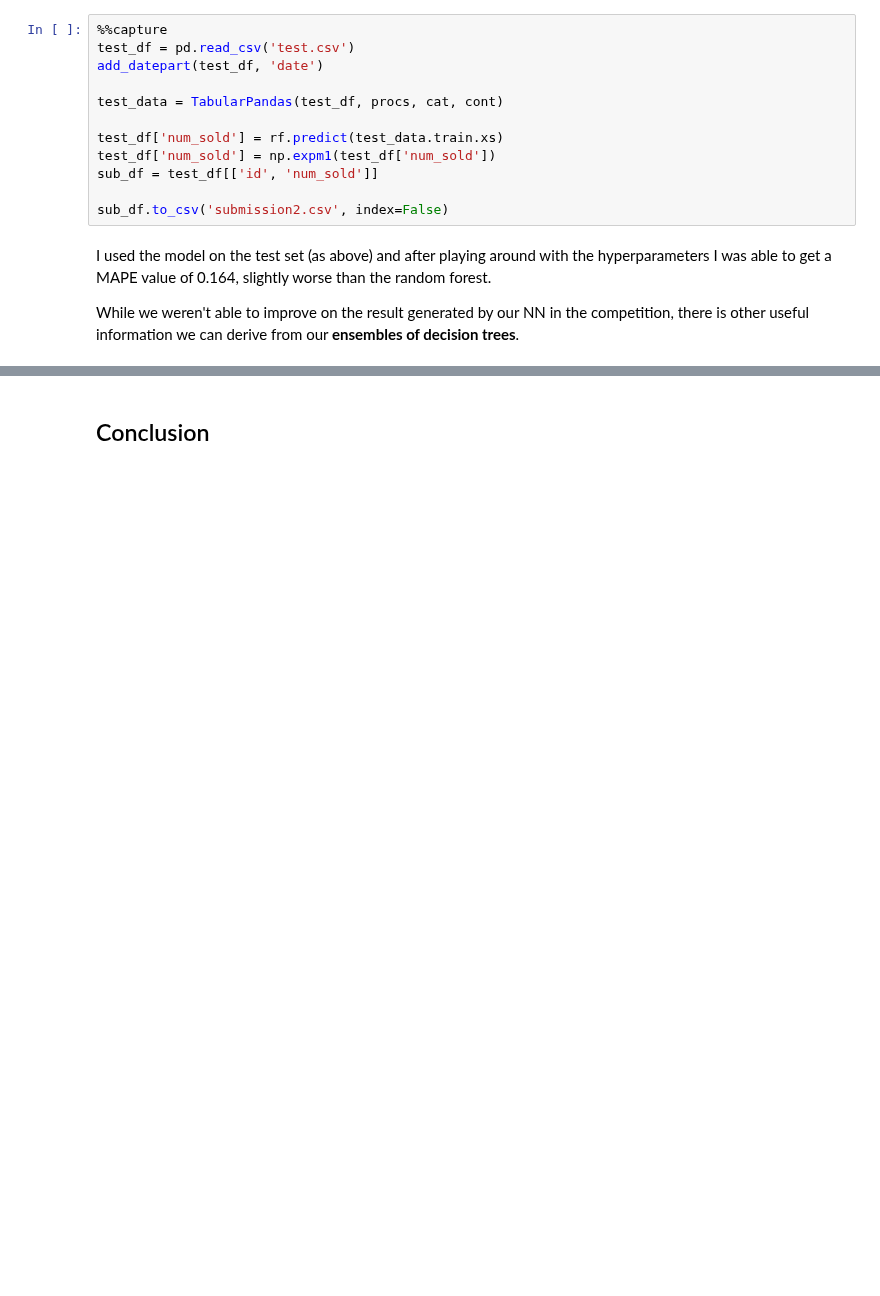
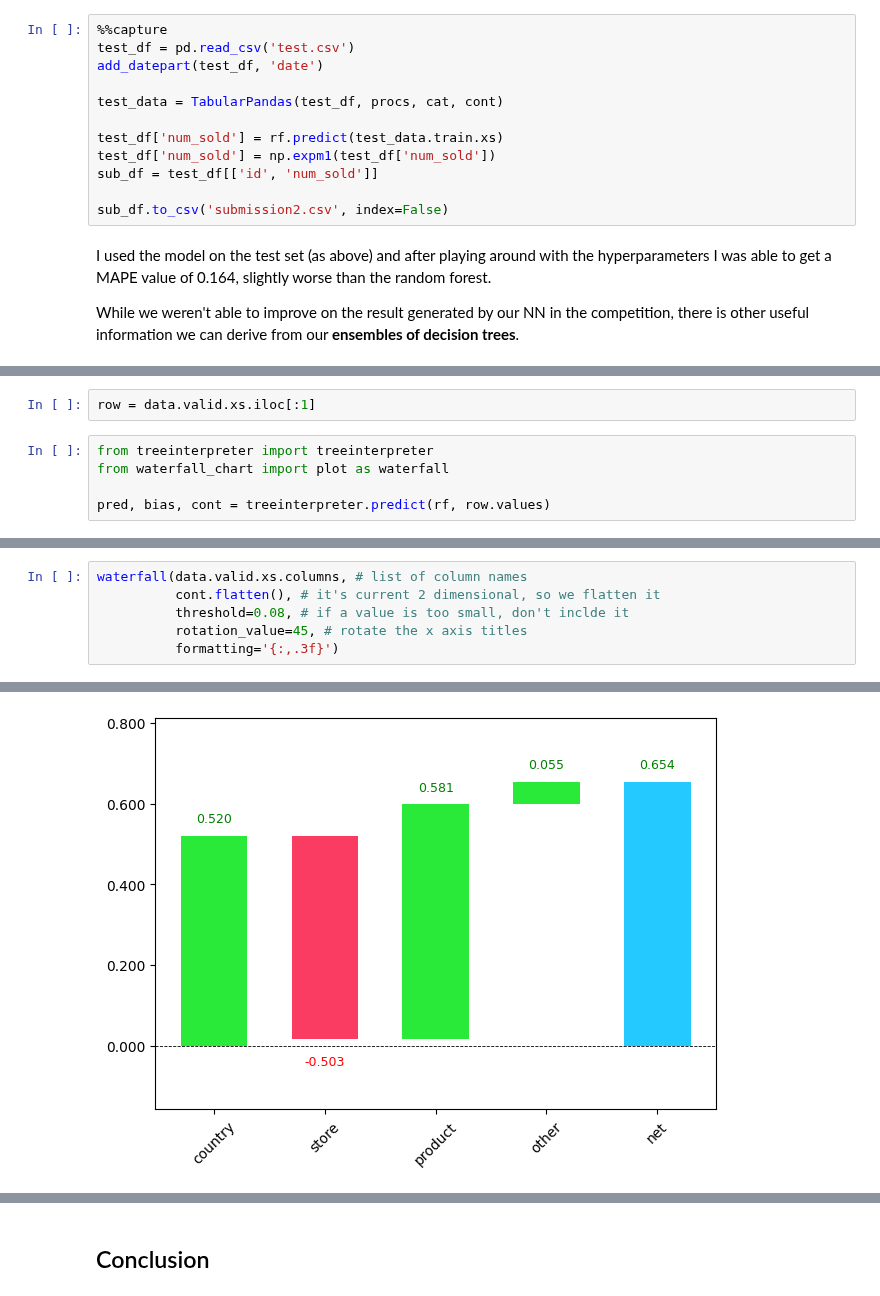
Before and after one commit to frank-895/machine_learning_journey, a Jupyter notebook: gradient_boosting_machine/gbm.ipynb, the cells around one changed output, grey strips where cells are left out. Drawn from its saved outputs; the diff is of its cells as text; blank space fills up the shorter version.

```diff
--- a/gradient_boosting_machine/gbm.ipynb
+++ b/gradient_boosting_machine/gbm.ipynb
@@ -222,0 +400,7 @@ While we weren't able to improve on the result generated by our NN in the compet
+# %%
+row = data.valid.xs.iloc[:1]
+# %%
+from treeinterpreter import treeinterpreter
+from waterfall_chart import plot as waterfall
+
+pred, bias, cont = treeinterpreter.predict(rf, row.values)
@@ -222,0 +420,7 @@ While we weren't able to improve on the result generated by our NN in the compet
+# %%
+waterfall(data.valid.xs.columns, # list of column names
+          cont.flatten(), # it's current 2 dimensional, so we flatten it
+          threshold=0.08, # if a value is too small, don't inclde it
+          rotation_value=45, # rotate the x axis titles
+          formatting='{:,.3f}')
+# %% [output]
@@ -222,0 +428 @@ While we weren't able to improve on the result generated by our NN in the compet
+[figure, added]
```
Also changed, not shown: parts of 53 cells of this notebook.
